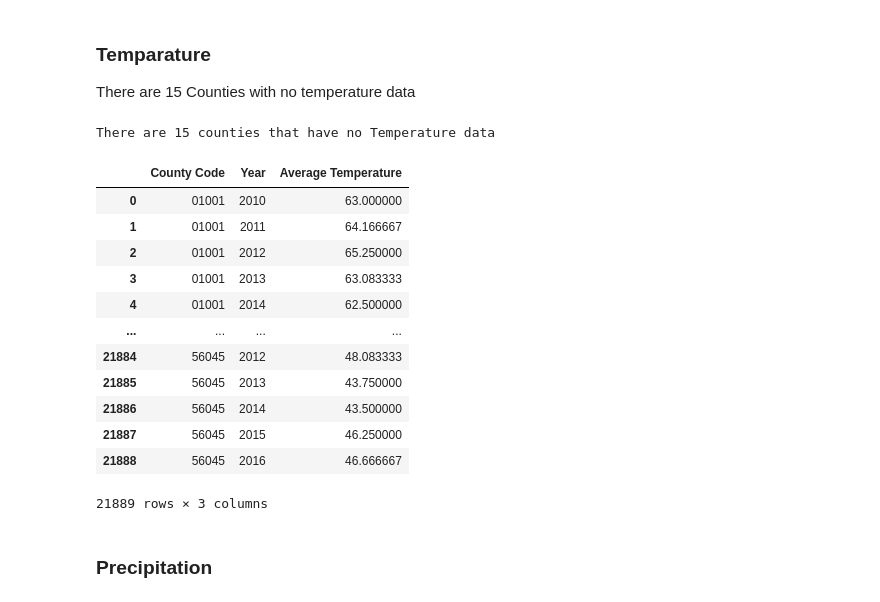
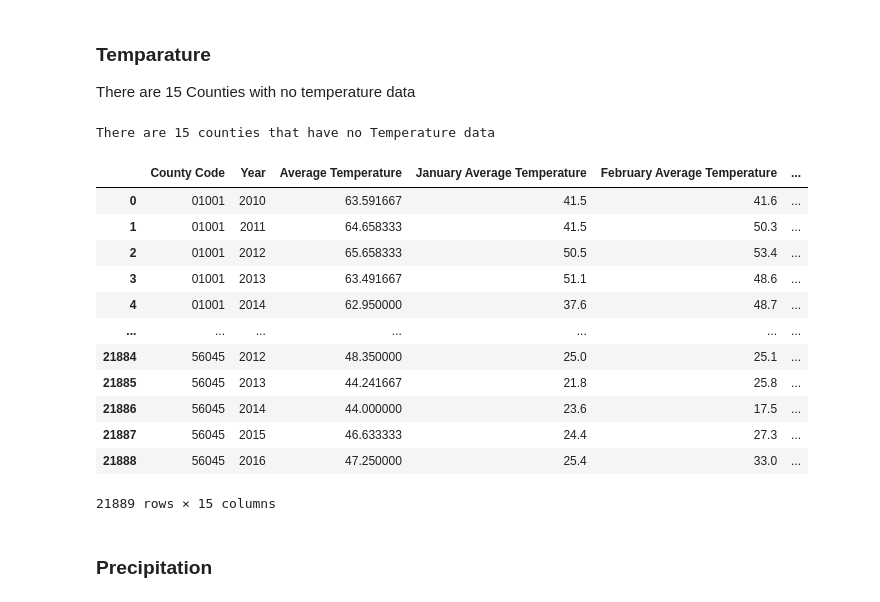
Before and after one commit to abhishekbabu/cse481ds-mental-health, a Jupyter notebook: notebooks/county_level/all-data-wrangling.ipynb, the cells around one changed output. Cells and saved outputs as stored; diff of their text form; code cells hidden in the pictures.

```diff
--- a/notebooks/county_level/all-data-wrangling.ipynb
+++ b/notebooks/county_level/all-data-wrangling.ipynb
@@ -139,57 +165,70 @@ There are 15 Counties with no temperature data
 # %%
 base_temp_path = "../../data/county_level/county_climate_temp/"
 
-temp_df = pd.DataFrame(columns = ["County Code", "Year", "Average Temperature"])
+months = ["January Average Temperature", "February Average Temperature", "March Average Temperature",
+          "April Average Temperature", "May Average Temperature", "June Average Temperature",
+          "July Average Temperature", "August Average Temperature", "September Average Temperature",
+          "October Average Temperature", "November Average Temperautre", "December Average Temperature"]
+
+all_columns = ["County Code", "Year", "Average Temperature"]
+all_columns.extend(months)
+
+temp_df = pd.DataFrame(columns = all_columns)
 
 no_temp_data_count = 0
 
 for index, county_info_row in fips_df.iterrows():
     curr_file_path = base_temp_path + county_info_row["State"] + "-" + county_info_row["County FIPS"] + "-tavg-all-12-2010-2016.csv"
 
     file_size = os.path.getsize(curr_file_path)
 
     if file_size > 0:
         curr_data_df = pd.read_csv(curr_file_path, skiprows=(3))
 
         if curr_data_df.shape[0] == 84:
             curr_sum = 0
             month_count = 0
+            curr_df_row = {'County Code': county_info_row["FIPS"]}
 
             for inner_index, temparature_row in curr_data_df.iterrows():
                 curr_year = int(temparature_row['Date'].astype(str)[:4])
+                curr_month_temp = temparature_row['Value'].astype(float)
 
-                curr_sum += temparature_row['Value'].astype(int)
+                curr_df_row['Year'] = curr_year
+                curr_df_row[months[month_count]] = curr_month_temp
+
+                curr_sum += curr_month_temp
                 month_count += 1
 
                 if (month_count == 12):
-                    temp_df = temp_df.append({'County Code': county_info_row["FIPS"],
-                                              'Year': curr_year,
-                                              'Average Temperature': curr_sum/12}, ignore_index=True)
+                    curr_df_row['Average Temperature'] = curr_sum/12
+
+                    temp_df = temp_df.append(curr_df_row, ignore_index=True)
 
                     month_count = 0
                     curr_sum = 0
         else:
             no_temp_data_count += 1
     else:
         no_temp_data_count += 1
 
 print("There are " + str(no_temp_data_count) + " counties that have no Temperature data")
 temp_df
 # %% [output]
 There are 15 counties that have no Temperature data
-|  | County Code | Year | Average Temperature |
-| 0 | 01001 | 2010 | 63.000000 |
-| 1 | 01001 | 2011 | 64.166667 |
-| 2 | 01001 | 2012 | 65.250000 |
-| 3 | 01001 | 2013 | 63.083333 |
-| 4 | 01001 | 2014 | 62.500000 |
-| ... | ... | ... | ... |
-| 21884 | 56045 | 2012 | 48.083333 |
-| 21885 | 56045 | 2013 | 43.750000 |
-| 21886 | 56045 | 2014 | 43.500000 |
-| 21887 | 56045 | 2015 | 46.250000 |
-| 21888 | 56045 | 2016 | 46.666667 |
+|  | County Code | Year | Average Temperature | January Average Temperature | February Average Temperature | ... |
+| 0 | 01001 | 2010 | 63.591667 | 41.5 | 41.6 | ... |
+| 1 | 01001 | 2011 | 64.658333 | 41.5 | 50.3 | ... |
+| 2 | 01001 | 2012 | 65.658333 | 50.5 | 53.4 | ... |
+| 3 | 01001 | 2013 | 63.491667 | 51.1 | 48.6 | ... |
+| 4 | 01001 | 2014 | 62.950000 | 37.6 | 48.7 | ... |
+| ... | ... | ... | ... | ... | ... | ... |
+| 21884 | 56045 | 2012 | 48.350000 | 25.0 | 25.1 | ... |
+| 21885 | 56045 | 2013 | 44.241667 | 21.8 | 25.8 | ... |
+| 21886 | 56045 | 2014 | 44.000000 | 23.6 | 17.5 | ... |
+| 21887 | 56045 | 2015 | 46.633333 | 24.4 | 27.3 | ... |
+| 21888 | 56045 | 2016 | 47.250000 | 25.4 | 33.0 | ... |
-21889 rows × 3 columns
+21889 rows × 15 columns
 # %% [markdown]
 ### Precipitation
 # %%
```
Also changed, not shown: parts of 12 cells of this notebook, 1 other file.
